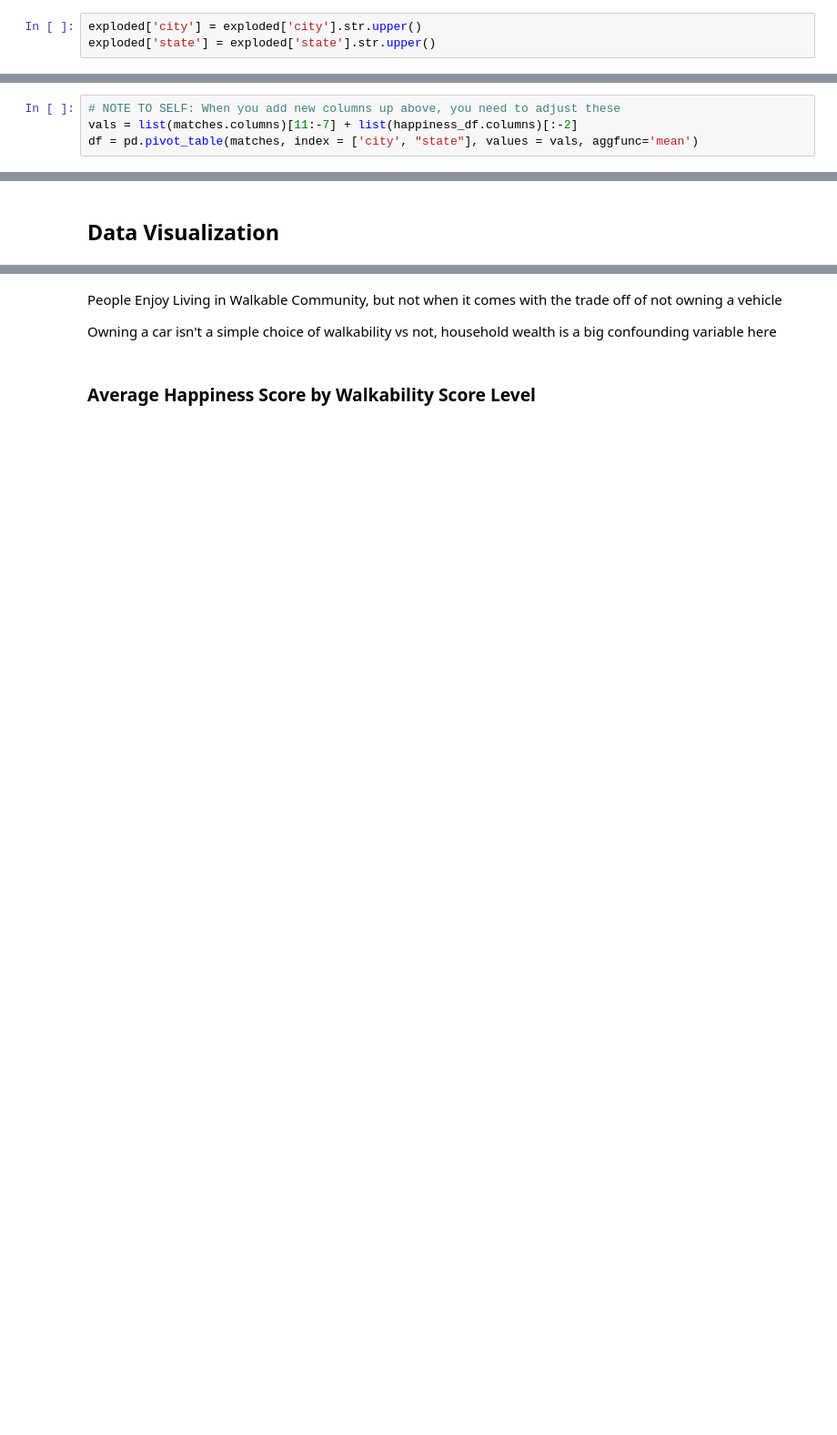
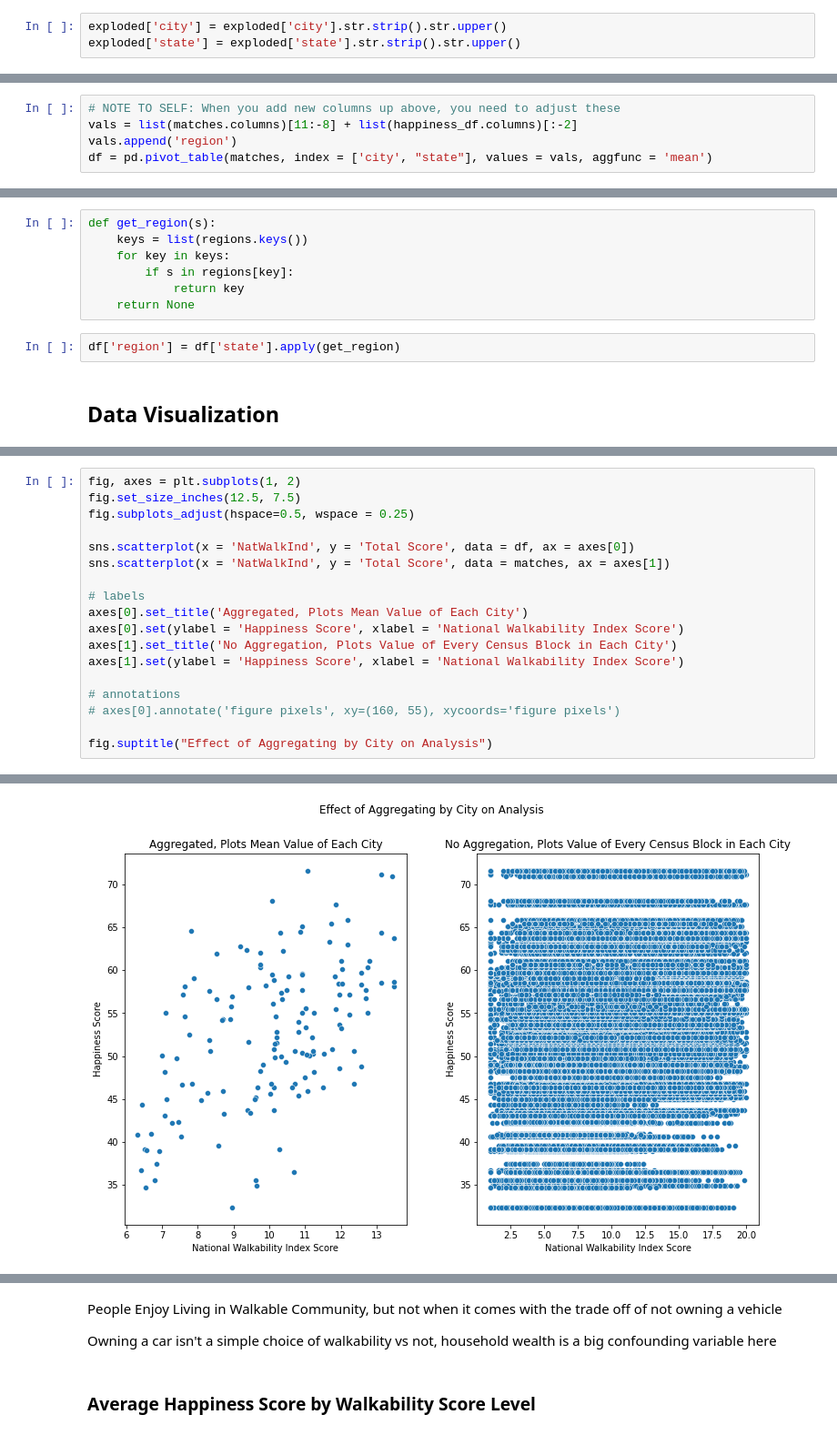
Before and after one commit to haleyej/330_final_project, a Jupyter notebook: process_data.ipynb, the cells around one changed output, grey strips where cells are left out. Shown at 91% size. Cells and saved outputs as stored; diff of their text form; blank space fills up the shorter version.

```diff
--- a/process_data.ipynb
+++ b/process_data.ipynb
@@ -81,6 +89,6 @@ exploded = locations_df.explode('city')
 exploded = exploded.explode('state')
 exploded = exploded.drop_duplicates()
 # %%
-exploded['city'] = exploded['city'].str.upper()
-exploded['state'] = exploded['state'].str.upper()
+exploded['city'] = exploded['city'].str.strip().str.upper()
+exploded['state'] = exploded['state'].str.strip().str.upper()
 # %% [markdown]
@@ -91,7 +182,8 @@ df = exploded.merge(happiness_df, on = ['state', 'city'], how = 'left')
 matches = exploded.merge(happiness_df, on = ['state', 'city'])
 # %%
 # NOTE TO SELF: When you add new columns up above, you need to adjust these
-vals = list(matches.columns)[11:-7] + list(happiness_df.columns)[:-2]
-df = pd.pivot_table(matches, index = ['city', "state"], values = vals, aggfunc='mean')
+vals = list(matches.columns)[11:-8] + list(happiness_df.columns)[:-2]
+vals.append('region')
+df = pd.pivot_table(matches, index = ['city', "state"], values = vals, aggfunc = 'mean')
 # %%
 df = df.reset_index()
@@ -98,2 +216,11 @@ df = df.reset_index()
+# %%
+def get_region(s):
+    keys = list(regions.keys())
+    for key in keys:
+        if s in regions[key]:
+            return key
+    return None
+# %%
+df['region'] = df['state'].apply(get_region)
 # %% [markdown]
 <h2>Data Visualization</h2>
@@ -99,0 +229,19 @@ df = df.reset_index()
+# %%
+fig, axes = plt.subplots(1, 2)
+fig.set_size_inches(12.5, 7.5)
+fig.subplots_adjust(hspace=0.5, wspace = 0.25)
+
+sns.scatterplot(x = 'NatWalkInd', y = 'Total Score', data = df, ax = axes[0])
+sns.scatterplot(x = 'NatWalkInd', y = 'Total Score', data = matches, ax = axes[1])
+
+# labels
+axes[0].set_title('Aggregated, Plots Mean Value of Each City')
+axes[0].set(ylabel = 'Happiness Score', xlabel = 'National Walkability Index Score')
+axes[1].set_title('No Aggregation, Plots Value of Every Census Block in Each City')
+axes[1].set(ylabel = 'Happiness Score', xlabel = 'National Walkability Index Score')
+
+# annotations
+# axes[0].annotate('figure pixels', xy=(160, 55), xycoords='figure pixels')
+
+fig.suptitle("Effect of Aggregating by City on Analysis")
+# %% [output]
@@ -100,3 +249,4 @@ df = df.reset_index()
+[figure, added]
 # %%
 df.plot.scatter(y = 'pct_D5AR', x = 'Community & Environment')
 # %% [output]
```
Also changed, not shown: parts of 33 cells of this notebook, 1 other file.
